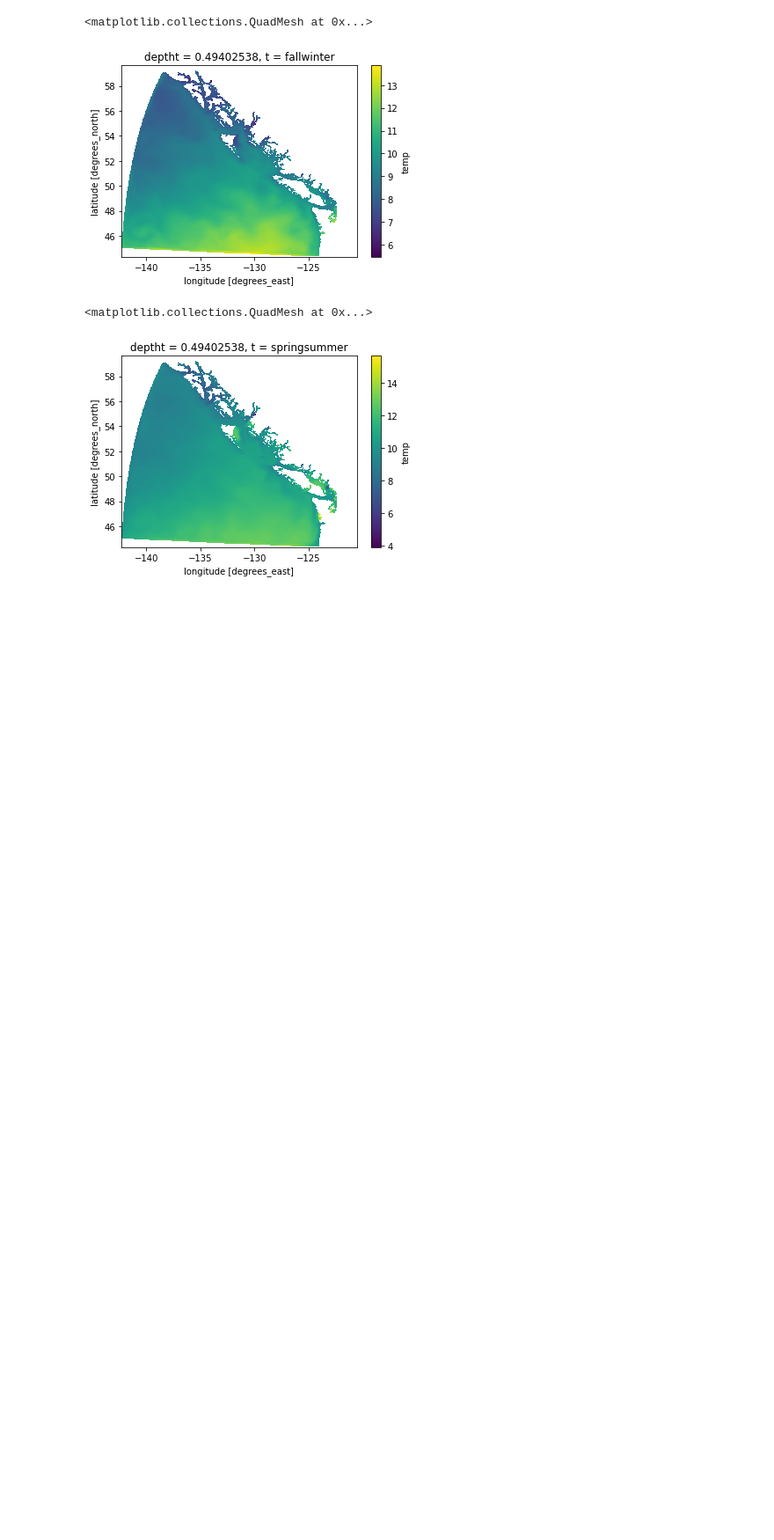
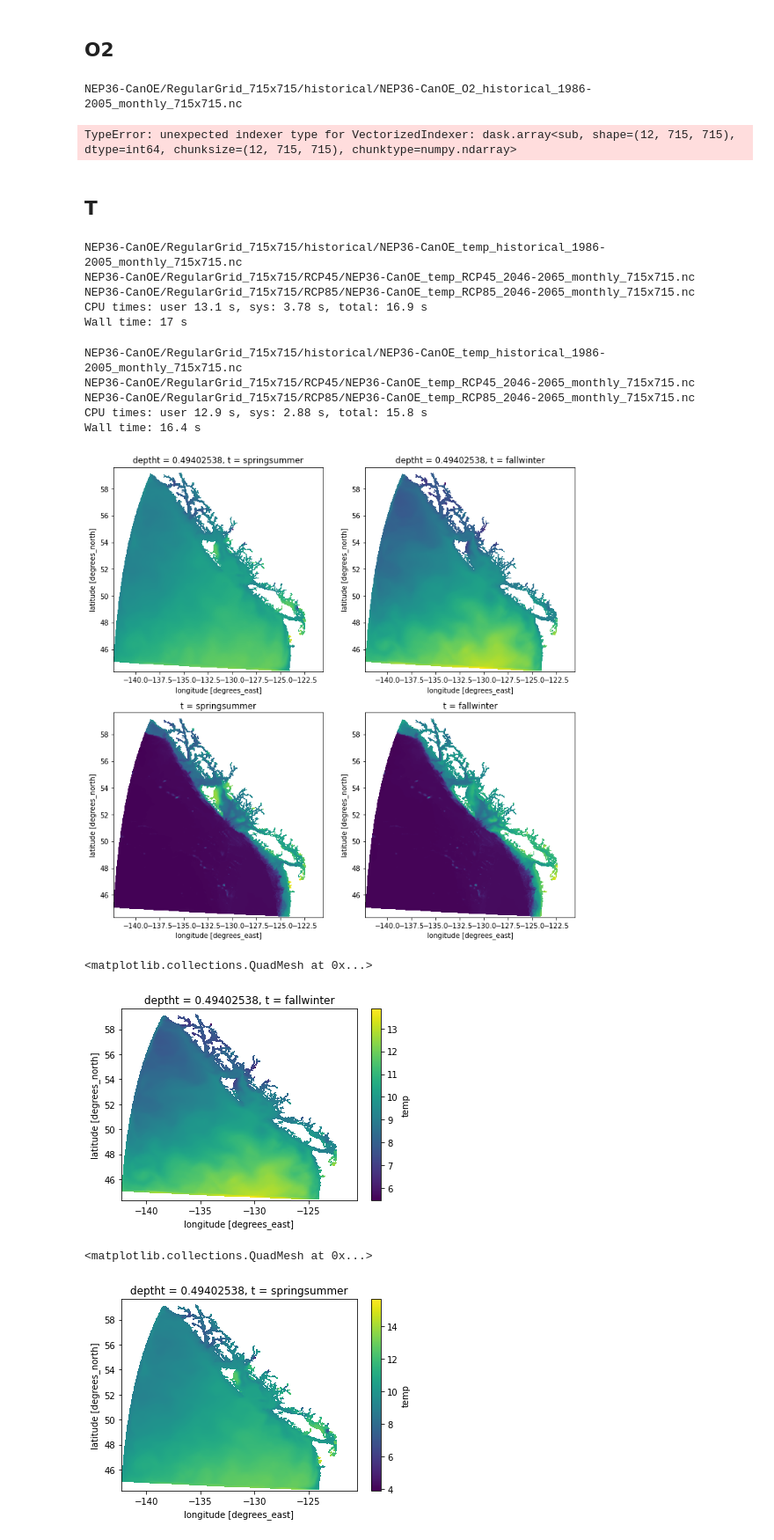
Before and after one commit to Elemental-Earth-Data/Spatial-data-from-NEP36-CanOE-Climate-outputs, a Jupyter notebook: temperature.ipynb, the cells around one changed output. Shown at 88% size. Saved outputs shown, nothing was run; the diff lists cells and outputs as text; code cells hidden in the pictures; blank space fills up the shorter version.

```diff
--- a/temperature.ipynb
+++ b/temperature.ipynb
@@ -14,3 +118,49 @@ ds['t'] = ['fallwinter', 'fallwinter', 'springsummer',     # JFM
+# %% [markdown]
+## O2
+# %%
+%%time
+varname = 'O2'
+simulation = 'historical_1986-2005'
+process_climate_output(simulation=simulation, varname=varname)
+# %% [output]
+NEP36-CanOE/RegularGrid_715x715/historical/NEP36-CanOE_O2_historical_1986-2005_monthly_715x715.nc
+TypeError: unexpected indexer type for VectorizedIndexer: dask.array<sub, shape=(12, 715, 715), dtype=int64, chunksize=(12, 715, 715), chunktype=numpy.ndarray>
+# %% [markdown]
+## T
+# %%
+%%time
+varname = 'temp'
+for simulation in simulations:
+    process_climate_output(simulation=simulation, varname=varname)
+# %% [output]
+NEP36-CanOE/RegularGrid_715x715/historical/NEP36-CanOE_temp_historical_1986-2005_monthly_715x715.nc
+NEP36-CanOE/RegularGrid_715x715/RCP45/NEP36-CanOE_temp_RCP45_2046-2065_monthly_715x715.nc
+NEP36-CanOE/RegularGrid_715x715/RCP85/NEP36-CanOE_temp_RCP85_2046-2065_monthly_715x715.nc
+CPU times: user 13.1 s, sys: 3.78 s, total: 16.9 s
+Wall time: 17 s
+# %%
+%%time
+varname = 'temp'
+for simulation in simulations:
+    process_climate_output(simulation=simulation, varname=varname)
+# %% [output]
+NEP36-CanOE/RegularGrid_715x715/historical/NEP36-CanOE_temp_historical_1986-2005_monthly_715x715.nc
+NEP36-CanOE/RegularGrid_715x715/RCP45/NEP36-CanOE_temp_RCP45_2046-2065_monthly_715x715.nc
+NEP36-CanOE/RegularGrid_715x715/RCP85/NEP36-CanOE_temp_RCP85_2046-2065_monthly_715x715.nc
+CPU times: user 12.9 s, sys: 2.88 s, total: 15.8 s
+Wall time: 16.4 s
+# %%
+
+fig, ((ax1, ax2), (ax3, ax4)) = plt.subplots(2, 2, figsize=(12, 12))
+
+da_surface.sel(t='springsummer').plot(ax=ax1, add_colorbar=False)
+da_surface.sel(t='fallwinter').plot(ax=ax2, add_colorbar=False)
+da_benthic.sel(t='springsummer').plot(ax=ax3, add_colorbar=False)
+da_benthic.sel(t='fallwinter').plot(ax=ax4, add_colorbar=False)
+
+plt.show()
+# %% [output]
+[figure, added]
 # %%
 ds_surface = ds.isel(deptht=0).groupby('t').mean('t')
 # %%
```
Also changed, not shown: parts of 16 cells of this notebook.
